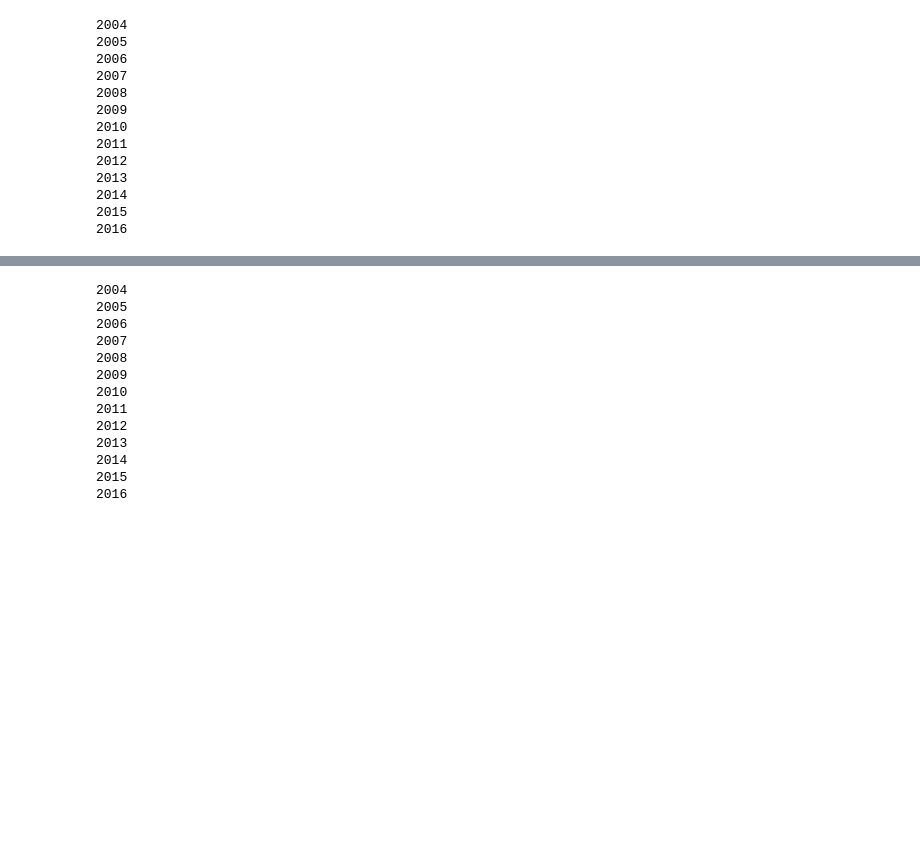
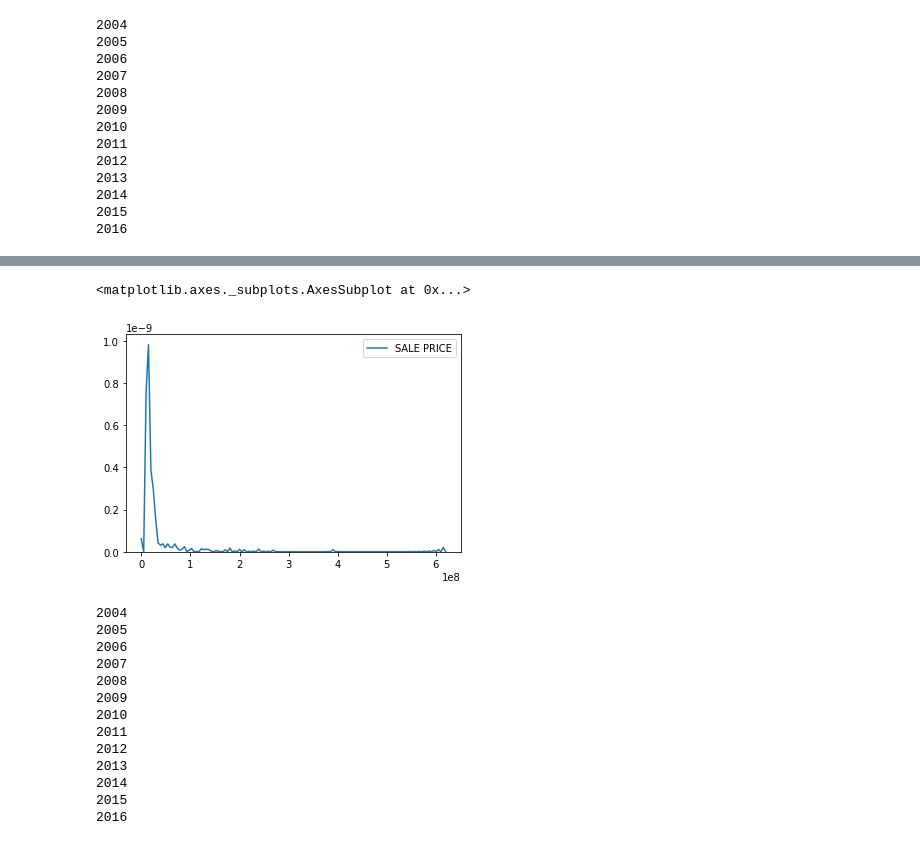
Before and after one commit to sdgass13/Gentrification-Landlord-Abuse, a Jupyter notebook: Sales_Scraper.ipynb, the cells around one changed output, grey strips where cells are left out. Cells and saved outputs as stored; diff of their text form; code cells hidden in the pictures; blank space fills up the shorter version.

Commit message:
Sales Fix
Fix and Clean Sales Scraper

```diff
--- a/Sales_Scraper.ipynb
+++ b/Sales_Scraper.ipynb
@@ -400,11 +391,10 @@ for year in merged_tracts.keys():
 # %%
+#Missing Tracts?
 missing_tracts = {}
 
 for year in merged_tracts.keys():
-    if year < 2012:
-        tractname = 'CT2000'
-    else:
-        tractname = 'CT2010'
+
+    tractname = 'CT2000'
 
     missing = len(merged_tracts[year][pd.isnull(merged_tracts[year][tractname])])
     missing_tracts[year] = missing
@@ -426,0 +419,29 @@ missing_tracts
+# %%
+neighbors = pd.read_csv('adj_tracts.csv', dtype = {'V1': object, 'V2': object, 'V3': object})
+
+neighbors['Btract'] = neighbors['V3'] + " " + neighbors['V1']
+
+neighbor_tracts = {}
+
+for tract in neighbors.Btract.unique():
+    neighbor_tracts[tract] = neighbors[neighbors['Btract'] == tract]['V2'].tolist()
+# %%
+for key in merged_tracts.keys():
+    merged_tracts[key]['Btract'] = merged_tracts[key]['BOROUGH'].astype(str) + " " + merged_tracts[key]['CT2000']
+# %%
+#If there is less than 10 samples, populate tract sales from neighboring tracts
+for key in merged_tracts.keys():
+    print(key)
+    year = merged_tracts[key]
+
+    for tract in year.Btract.unique():
+        if(len(year[year['Btract'] == tract]) < 10):
+
+            if tract in neighbor_tracts.keys():
+                neigh = neighbor_tracts[tract]
+                toadd = year[(year['CT2000'].isin(neigh)) & (year['BOROUGH'] == int(tract[0]))]
+
+                toadd['CT2000'] = tract.rsplit(' ')[1]
+                year = year.append(toadd)
+
+    merged_tracts[key] = year
@@ -445,4 +493,12 @@ for key in sales_by_tract.keys():
 
 sales_tract['Tract'] = sales_tract['Tract'].str.strip()
 sales_tract.to_csv('sales_tract.csv')
+# %%
+%matplotlib inline
+import seaborn as sns
+
+sns.kdeplot(year['SALE PRICE'])
+# %% [output]
+<matplotlib.axes._subplots.AxesSubplot at 0x...>
+[figure, added]
 # %%
```
Also changed, not shown: parts of 22 cells of this notebook.
